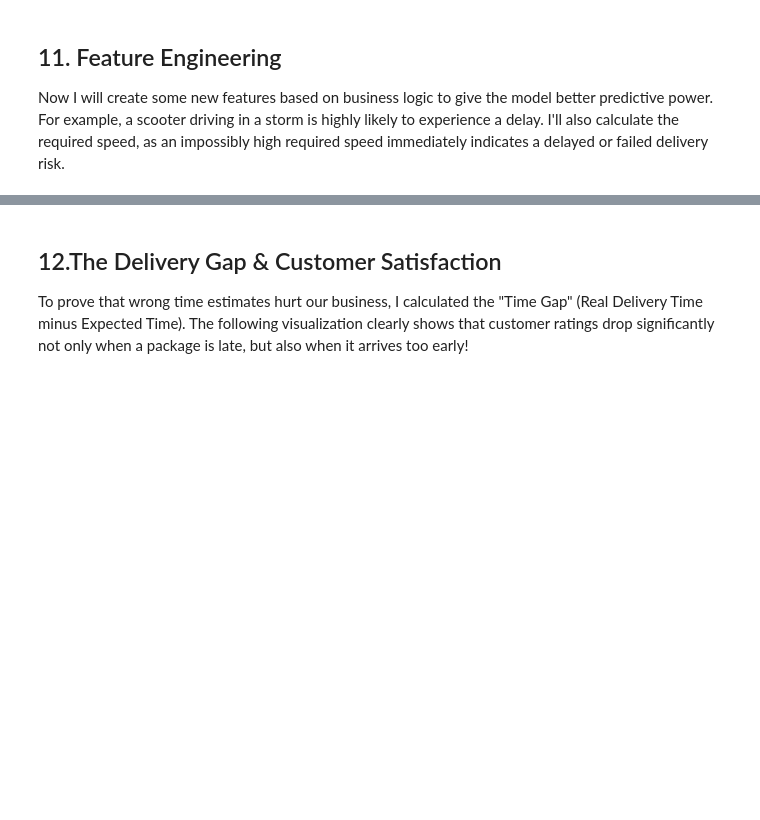
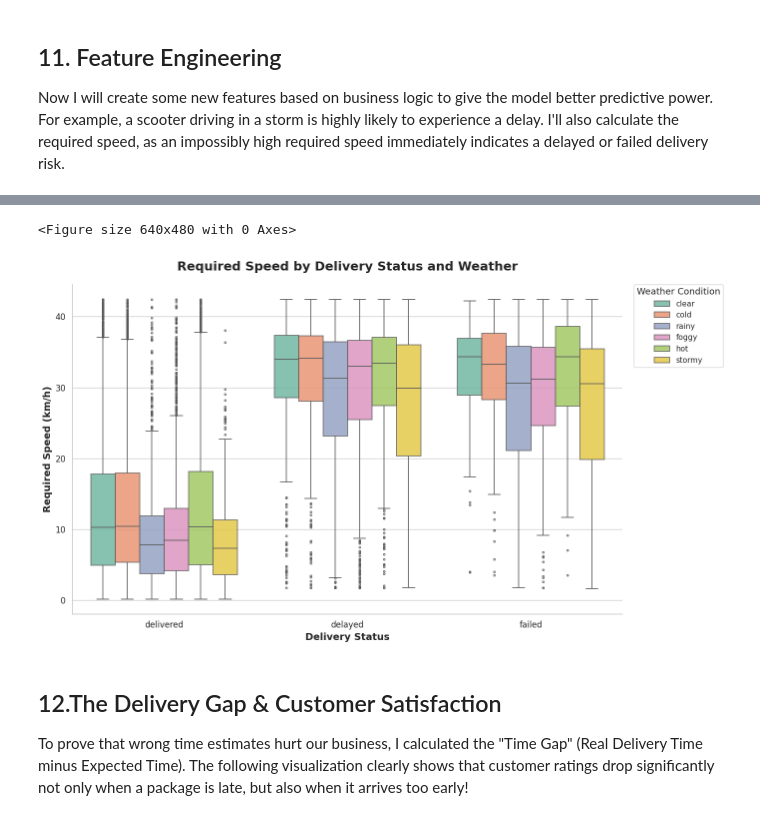
Before and after one commit to Mamine-ai/Predictive-Logistics-Optimization, a Jupyter notebook: predictive-logistics-optimizing-delivery-performa.ipynb, the cells around one changed output, grey strips where cells are left out. Drawn from its saved outputs; the diff is of its cells as text; code cells hidden in the pictures; blank space fills up the shorter version.

```diff
--- a/predictive-logistics-optimizing-delivery-performa.ipynb
+++ b/predictive-logistics-optimizing-delivery-performa.ipynb
@@ -69,13 +86,15 @@ df.head()
 ## 2. Missing Values & Target Cleanup
 Let's visualize the missing data using a heatmap to see which columns have issues. Also, if a row is missing the target variable (`delivery_status`), it is useless for training the model. I will drop those specific rows right away.
 # %%
-print(df.isnull().sum())
+missing_values = df.isnull().sum()
 
-# Heatmap für Missing Values
-plt.figure(figsize=(10, 5))
-sns.heatmap(df.isnull(), cbar=False, cmap='viridis', yticklabels=False)
-plt.title("Missing Values Heatmap")
-plt.show()
+print("Missing values per column:")
+print(missing_values)
 
-df.dropna(subset=['delivery_status'], inplace=True)
-print("Shape after dropping missing targets:", df.shape)
+if missing_values.sum() == 0:
+    print("\nNo missing values found in the dataset.")
+else:
+    plt.figure(figsize=(10, 5))
+    sns.heatmap(df.isnull(), cbar=False, cmap="viridis", yticklabels=False)
+    plt.title("Missing Values Heatmap")
+    plt.show()
@@ -230,12 +329,45 @@ print((X['fragile_in_bad_weather'].value_counts(normalize=True)*100).round(2))
 print("\n Required Speed KMH \n")
 print((X['required_speed_kmh'].describe()))
 
-plt.figure(figsize=(8, 4))
-sns.histplot(X['required_speed_kmh'], bins=50, kde=True, color='blue')
-plt.title('Distribution of Required Speed(km/h)')
+
+X['delivery_status'] = df['delivery_status']
+
+
+plt.clf()
+sns.set_theme(style='whitegrid')
+
+plt.figure(figsize=(14, 8))
+
+ax = sns.boxplot(
+    data= X,
+    x='delivery_status',
+    y='required_speed_kmh',
+    hue='weather_condition',
+    palette='Set2',
+    fliersize=2.5,
+    linewidth=1.2,
+    boxprops=dict(alpha=0.85)
+)
+
+sns.despine()
+
+plt.legend(
+    title='Weather Condition',
+    title_fontsize=13,
+    fontsize=11,
+    bbox_to_anchor=(1.02, 1),
+    loc='upper left',
+    borderaxespad=0
+)
+
+plt.title('Required Speed by Delivery Status and Weather', fontsize=18, fontweight='bold', pad=20)
+plt.xlabel('Delivery Status', fontsize=14, fontweight='bold')
+plt.ylabel('Required Speed (km/h)', fontsize=14, fontweight='bold')
+
+plt.xticks(fontsize=12)
+plt.yticks(fontsize=12)
+
+plt.tight_layout()
+
 plt.show()
-
-plt.figure(figsize=(10,5))
-sns.boxplot(x=y, y=X['required_speed_kmh'], hue=X['weather_condition'])
-plt.title('Required Speed By Status and Weather')
-plt.show()
+# %% [output]
@@ -242,3 +391,5 @@ plt.show()
+<Figure size 640x480 with 0 Axes>
+[figure, added]
 # %% [markdown]
 ## 12.The Delivery Gap & Customer Satisfaction
 To prove that wrong time estimates hurt our business, I calculated the "Time Gap" (Real Delivery Time minus Expected Time). The following visualization clearly shows that customer ratings drop significantly not only when a package is late, but also when it arrives too early!
```
Also changed, not shown: parts of 22 cells of this notebook.
